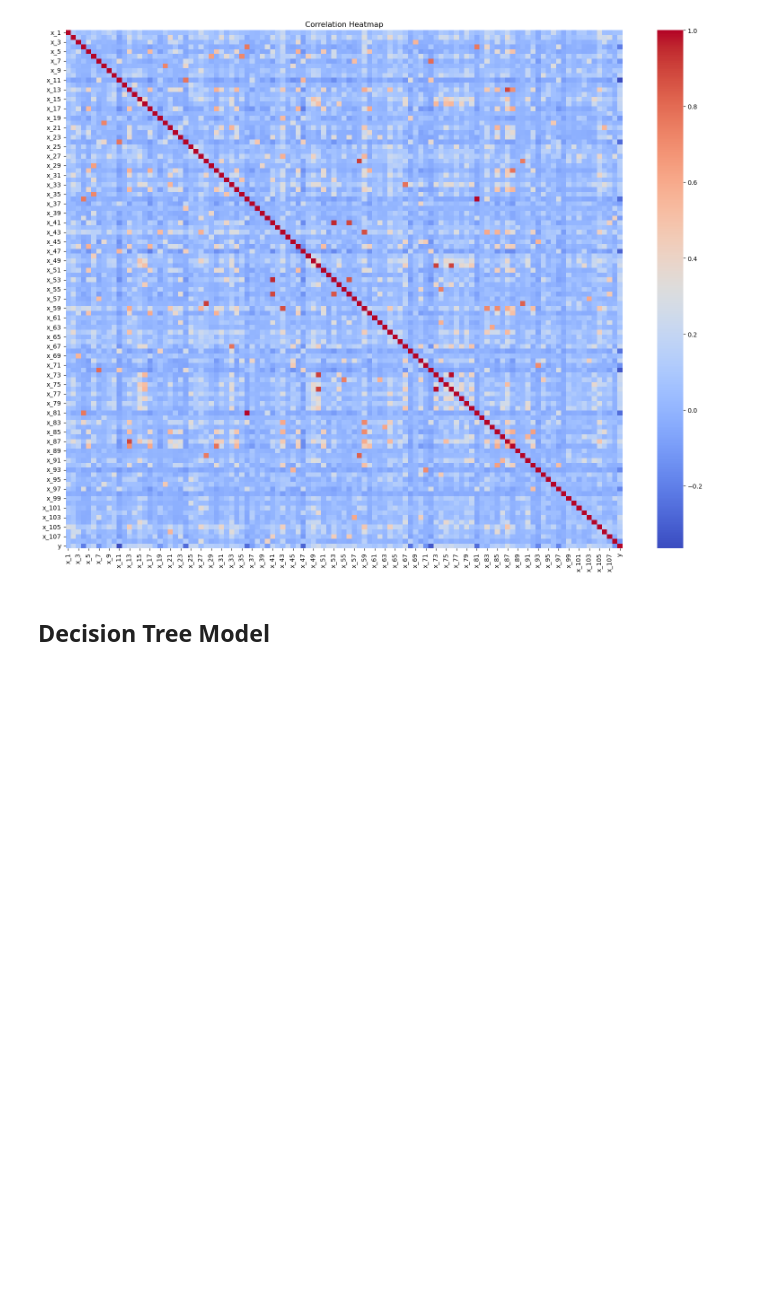
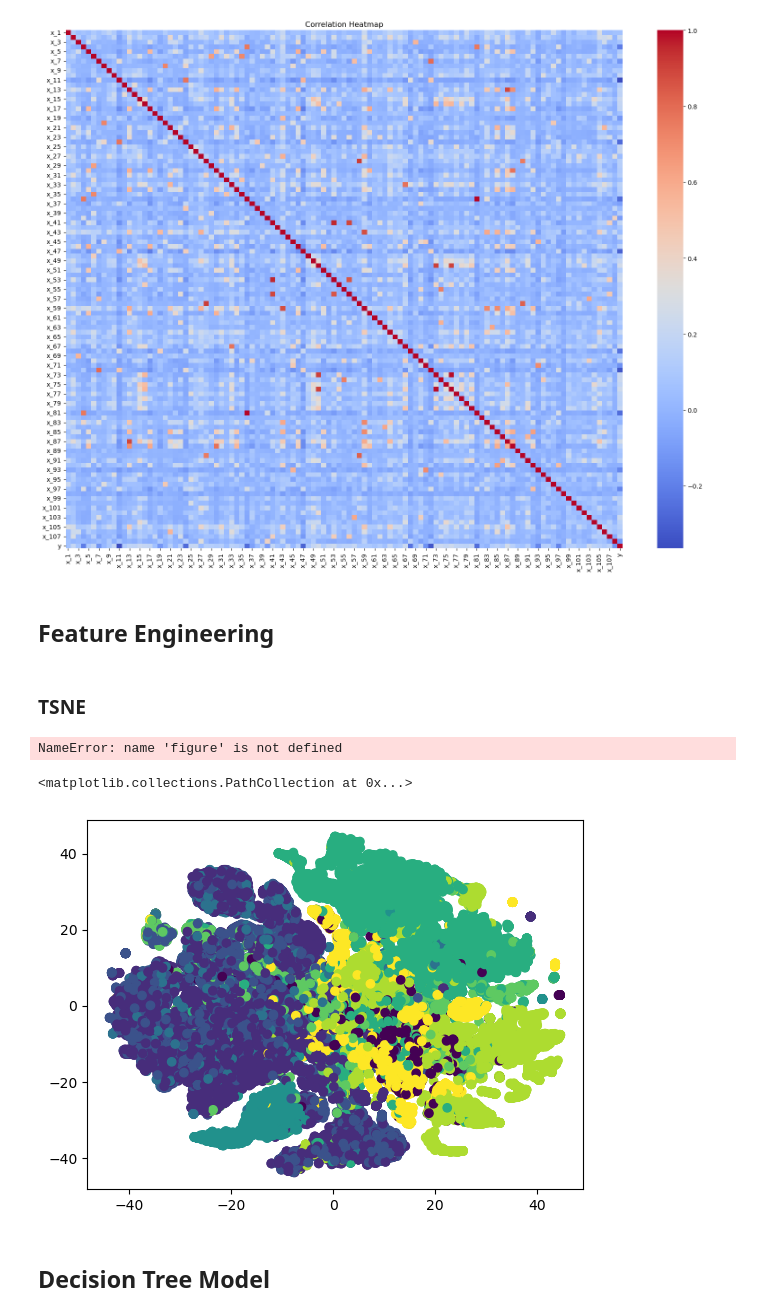
Before and after one commit to stopdemir/Machine-Learning-Study, a Jupyter notebook: SWC.ipynb, the cells around one changed output. Drawn from its saved outputs; the diff is of its cells as text; code cells hidden in the pictures; blank space fills up the shorter version.

Commit message:
added tsne for feature engineering

```diff
--- a/SWC.ipynb
+++ b/SWC.ipynb
@@ -56,6 +64,23 @@ plt.title('Correlation Heatmap')
 plt.show()
 # %% [output]
 [figure]
+# %% [markdown]
+## Feature Engineering
+# %% [markdown]
+### TSNE
+# %%
+
+X_tsne = TSNE(learning_rate=100).fit_transform(train_data.drop(['y'], axis = 1))
+figure(figsize=(10, 5))
+scatter(X_tsne[:, 0], X_tsne[:, 1], c=train_data['y'])
+# %% [output]
+NameError: name 'figure' is not defined
+# %%
+
+plt.scatter(X_tsne[:, 0], X_tsne[:, 1], c=train_data['y'])
+# %% [output]
+<matplotlib.collections.PathCollection at 0x...>
+[figure, added]
 # %% [markdown]
 ## Decision Tree Model
 # %%
```
Also changed, not shown: parts of 14 cells of this notebook.
